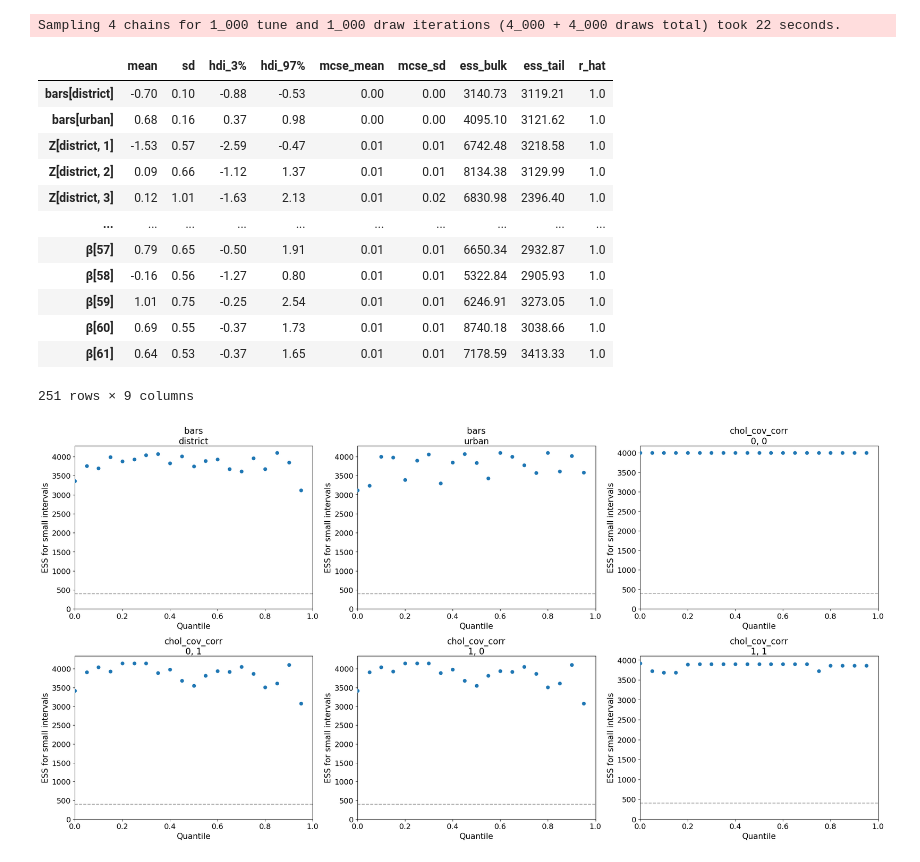
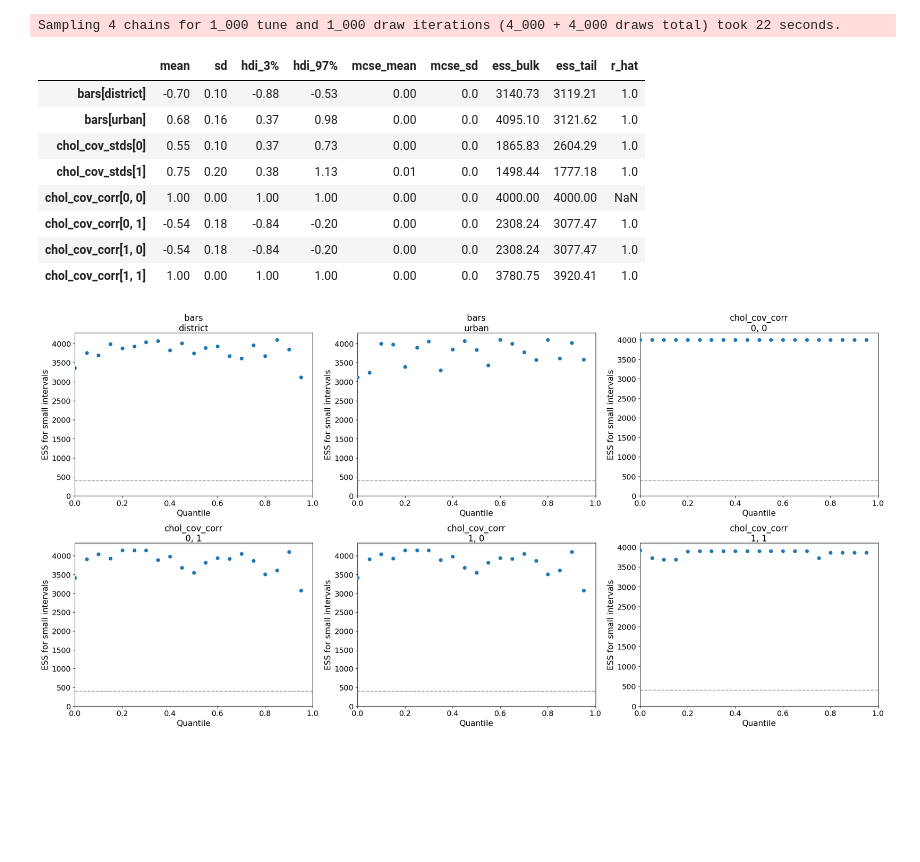
Before and after one commit to kamicollo/stat_rethinking_2023, a Jupyter notebook: homework/my_solutions/week7-pymc/lecture-replica.ipynb, the cells around one changed output. Cells and saved outputs as stored; diff of their text form; code cells hidden in the pictures; blank space fills up the shorter version.

```diff
--- a/homework/my_solutions/week7-pymc/lecture-replica.ipynb
+++ b/homework/my_solutions/week7-pymc/lecture-replica.ipynb
@@ -195,21 +195,17 @@ with mv_non_centered_lecture_model:
 100.00% [8000/8000 00:21<00:00 Sampling 4 chains, 0 divergences]
 Sampling 4 chains for 1_000 tune and 1_000 draw iterations (4_000 + 4_000 draws total) took 22 seconds.
 # %%
-az.summary(mv_non_centered_lecture_trace, round_to=2)
+az.summary(mv_non_centered_lecture_trace, round_to=2, var_names=['bars', 'chol_cov_stds', 'chol_cov_corr'])
 # %% [output]
 |  | mean | sd | hdi_3% | hdi_97% | mcse_mean | mcse_sd | ess_bulk | ess_tail | r_hat |
-| bars[district] | -0.70 | 0.10 | -0.88 | -0.53 | 0.00 | 0.00 | 3140.73 | 3119.21 | 1.0 |
-| bars[urban] | 0.68 | 0.16 | 0.37 | 0.98 | 0.00 | 0.00 | 4095.10 | 3121.62 | 1.0 |
-| Z[district, 1] | -1.53 | 0.57 | -2.59 | -0.47 | 0.01 | 0.01 | 6742.48 | 3218.58 | 1.0 |
-| Z[district, 2] | 0.09 | 0.66 | -1.12 | 1.37 | 0.01 | 0.01 | 8134.38 | 3129.99 | 1.0 |
-| Z[district, 3] | 0.12 | 1.01 | -1.63 | 2.13 | 0.01 | 0.02 | 6830.98 | 2396.40 | 1.0 |
-| ... | ... | ... | ... | ... | ... | ... | ... | ... | ... |
-| β[57] | 0.79 | 0.65 | -0.50 | 1.91 | 0.01 | 0.01 | 6650.34 | 2932.87 | 1.0 |
-| β[58] | -0.16 | 0.56 | -1.27 | 0.80 | 0.01 | 0.01 | 5322.84 | 2905.93 | 1.0 |
-| β[59] | 1.01 | 0.75 | -0.25 | 2.54 | 0.01 | 0.01 | 6246.91 | 3273.05 | 1.0 |
-| β[60] | 0.69 | 0.55 | -0.37 | 1.73 | 0.01 | 0.01 | 8740.18 | 3038.66 | 1.0 |
-| β[61] | 0.64 | 0.53 | -0.37 | 1.65 | 0.01 | 0.01 | 7178.59 | 3413.33 | 1.0 |
+| bars[district] | -0.70 | 0.10 | -0.88 | -0.53 | 0.00 | 0.0 | 3140.73 | 3119.21 | 1.0 |
+| bars[urban] | 0.68 | 0.16 | 0.37 | 0.98 | 0.00 | 0.0 | 4095.10 | 3121.62 | 1.0 |
+| chol_cov_stds[0] | 0.55 | 0.10 | 0.37 | 0.73 | 0.00 | 0.0 | 1865.83 | 2604.29 | 1.0 |
+| chol_cov_stds[1] | 0.75 | 0.20 | 0.38 | 1.13 | 0.01 | 0.0 | 1498.44 | 1777.18 | 1.0 |
+| chol_cov_corr[0, 0] | 1.00 | 0.00 | 1.00 | 1.00 | 0.00 | 0.0 | 4000.00 | 4000.00 | NaN |
+| chol_cov_corr[0, 1] | -0.54 | 0.18 | -0.84 | -0.20 | 0.00 | 0.0 | 2308.24 | 3077.47 | 1.0 |
+| chol_cov_corr[1, 0] | -0.54 | 0.18 | -0.84 | -0.20 | 0.00 | 0.0 | 2308.24 | 3077.47 | 1.0 |
+| chol_cov_corr[1, 1] | 1.00 | 0.00 | 1.00 | 1.00 | 0.00 | 0.0 | 3780.75 | 3920.41 | 1.0 |
-251 rows × 9 columns
 # %%
 az.plot_ess(mv_non_centered_lecture_trace, var_names=["bars", "chol_cov_corr"])
 plt.tight_layout()
```
Also changed, not shown: parts of 1 cell of this notebook, 2 other files.
